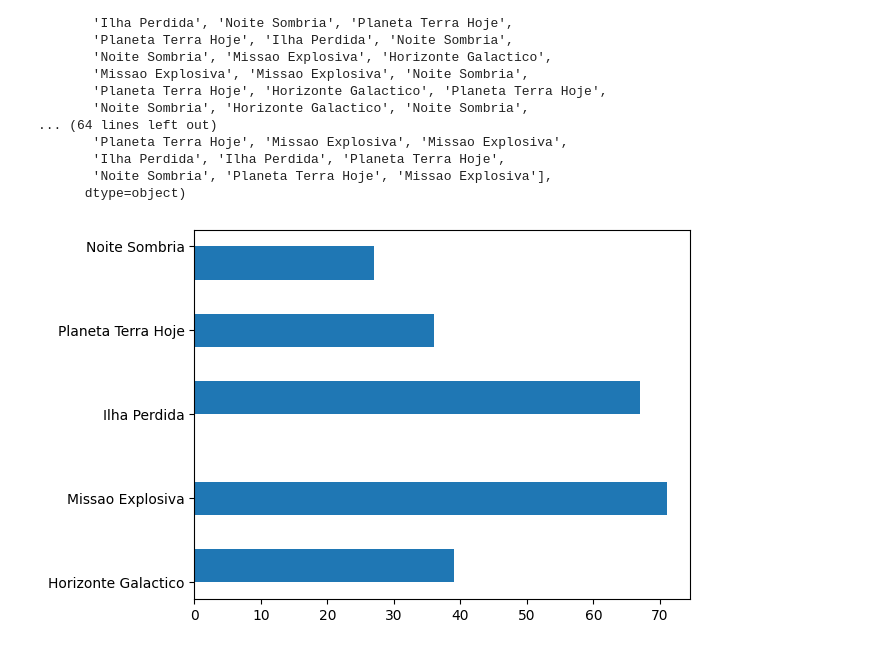
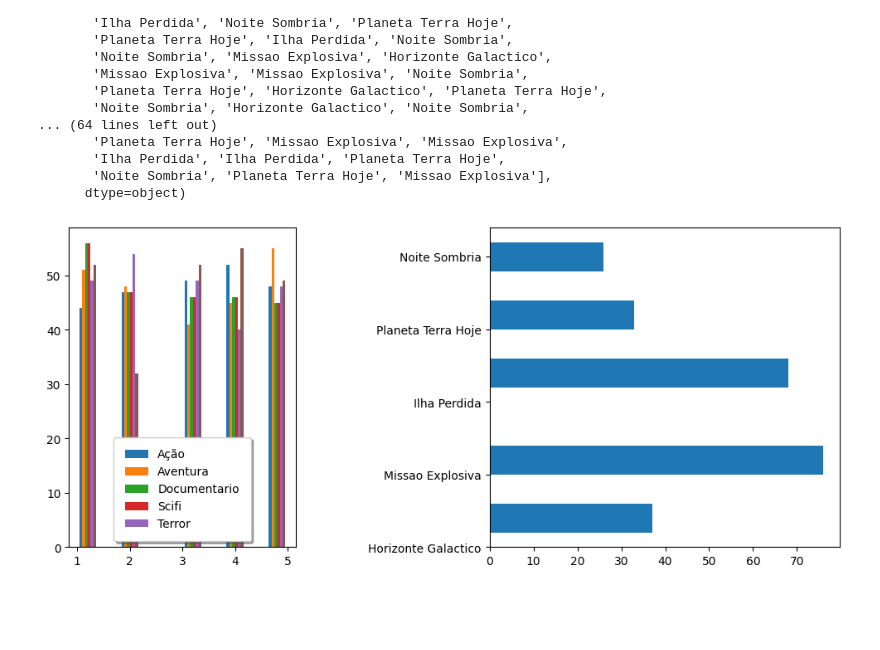
Before and after one commit to heitorPRdev/sistema-de-recomenda-o-basica, a Jupyter notebook: main.ipynb, the cells around one changed output. Cells and saved outputs as stored; diff of their text form; code cells hidden in the pictures; blank space fills up the shorter version.

```diff
--- a/main.ipynb
+++ b/main.ipynb
@@ -33,8 +48,15 @@ array(['Horizonte Galactico', 'Missao Explosiva', 'Horizonte Galactico',
       dtype=object)
 # %%
 import matplotlib.pyplot as plt
-plt.hist(Y_teste,orientation="horizontal")
+plt.figure(figsize = ((12, 5)))
+plt.subplot(1,3,1)
+plt.hist(X_test,orientation="vertical")
 
+plt.legend(["Ação", "Aventura","Documentario","Scifi", "Terror"],loc='lower center',
+           fancybox=True,shadow=True, borderpad=1,framealpha=1)
+
+plt.subplot(1,2,2)
+plt.hist(pred,orientation="horizontal",align="right")
 plt.show()
 # %% [output]
-[figure, old version]
+[figure, new version]
```
Also changed, not shown: parts of 1 cell of this notebook.
